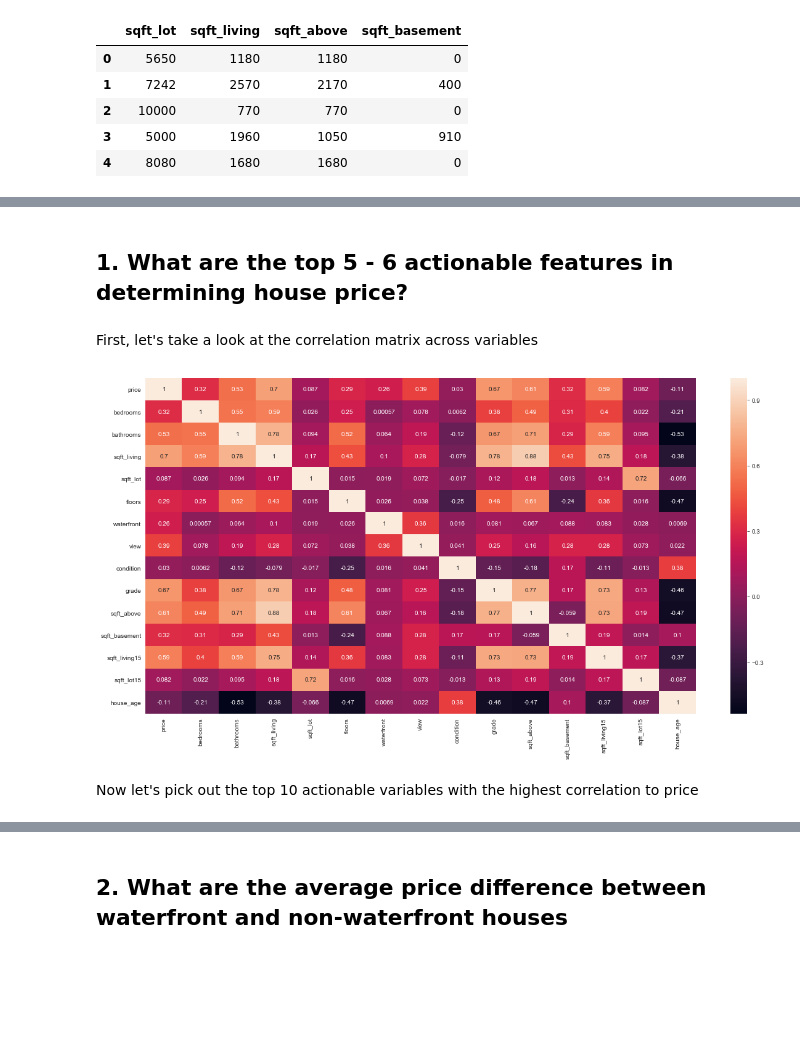
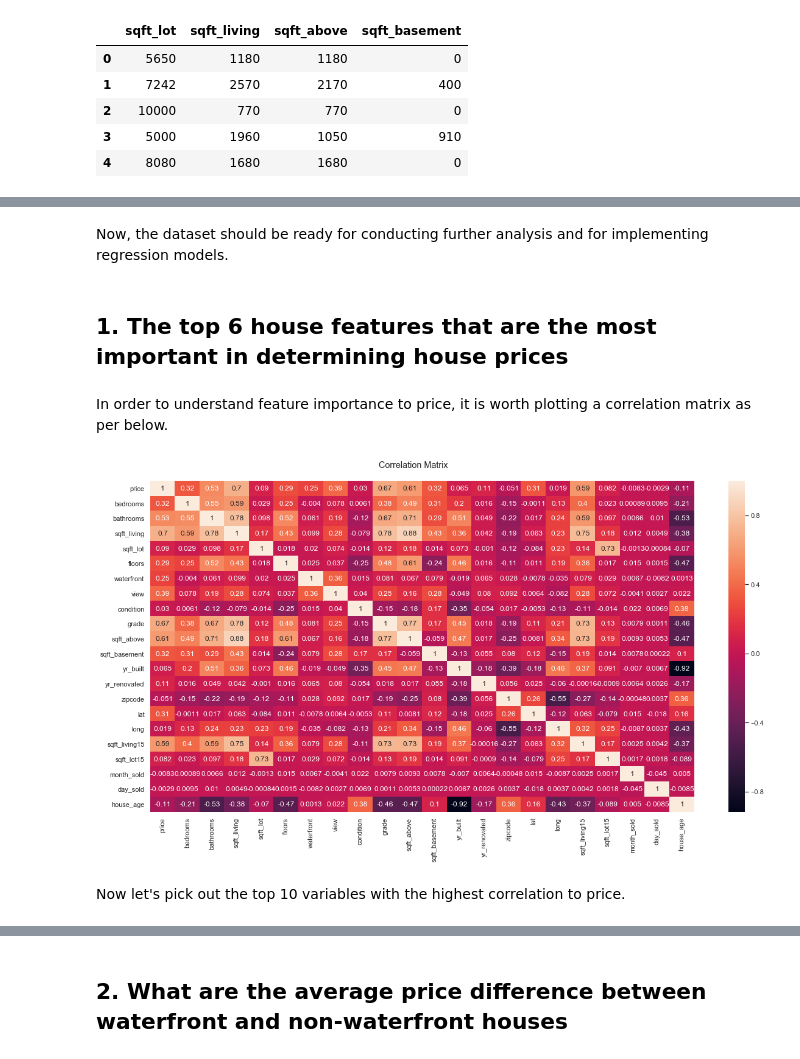
Before and after one commit to Ftan91/Exploratory-Data-Analysis-on-Features-that-Impact-House-Prices-in-Kings-County-Seattle, a Jupyter notebook: Finn2 - Kings County Dataset.ipynb, the cells around one changed output, grey strips where cells are left out. Saved outputs shown, nothing was run; the diff lists cells and outputs as text; code cells hidden in the pictures; blank space fills up the shorter version.

```diff
--- a/Finn2 - Kings County Dataset.ipynb
+++ b/Finn2 - Kings County Dataset.ipynb
@@ -191,0 +263,5 @@ Remove outliers
+# %%
+sns.set(font_scale = 1.4)
+ax = sns.pairplot(df[continuous])
+ax.fig.suptitle('Distribution of Continuous Variables', y = 1.01)
+plt.show()
@@ -191,0 +270,9 @@ Remove outliers
+# %%
+sns.set(font_scale = 1.25)
+fig, (ax1, ax2, ax3, ax4, ax5) = plt.subplots(ncols = 5, tight_layout = True, figsize = (18, 5))
+ax = [ax1, ax2, ax3, ax4, ax5]
+fig.suptitle('Distribution of Ordinal & Categorical Features', y =1.05)
+
+for i in range(len(ordinal_and_categorical)):
+    sns.countplot(x = ordinal_and_categorical[i], data = df, ax = ax[i])
+plt.show()
@@ -214,2 +310,3 @@ Name: sqft_lot15, dtype: int64
 # %%
 df.drop(df[df.bedrooms > 20].index, axis = 0, inplace = True)
+df.drop(df[(df['sqft_lot'] > 1100000) & (df['sqft_lot'] <1200000)].index, axis = 0, inplace = True)
@@ -218,22 +313,23 @@ Feature Engineering adding possibly new and useful columns
-# %%
-df['year_old'] = df.apply(lambda row: year_value(row), axis=1)
-df['house_age'] = 2019 - df['year_old']
+# %% [markdown]
+Now, the dataset should be ready for conducting further analysis and for implementing regression models.
 # %% [markdown]
-## 1. What are the top 5 - 6 actionable features in determining house price?
+## 1. The top 6 house features that are the most important in determining house prices
-# %% [markdown]
-First, let's take a look at the correlation matrix across variables
+# %% [markdown]
+In order to understand feature importance to price, it is worth plotting a correlation matrix as per below.
 # %%
-columns_to_drop = ['id', 'date', 'zipcode','lat', 'long', 'yr_built', 'yr_renovated', 'year_old']
+columns_to_drop = ['id', 'date', 'yr_built_vs_reno']
 new_df = df.drop(columns_to_drop, axis = 1)
 correlation_matrix = new_df.corr()
 
+sns.set(font_scale = 1)
 fig, ax = plt.subplots(figsize = (20,10))
+fig.suptitle('Correlation Matrix', x = 0.425, y = 0.925)
 sns.heatmap(correlation_matrix, annot = True, ax = ax)
 plt.show()
 # %% [output]
-[figure, old version]
+[figure, new version]
 # %% [markdown]
-Now let's pick out the top 10 actionable variables with the highest correlation to price
+Now let's pick out the top 10 variables with the highest correlation to price.
 # %%
 x = correlation_matrix['price'].sort_values(ascending = False)
 top10_price_correlation = x[:10]
```
Also changed, not shown: parts of 120 cells of this notebook.
